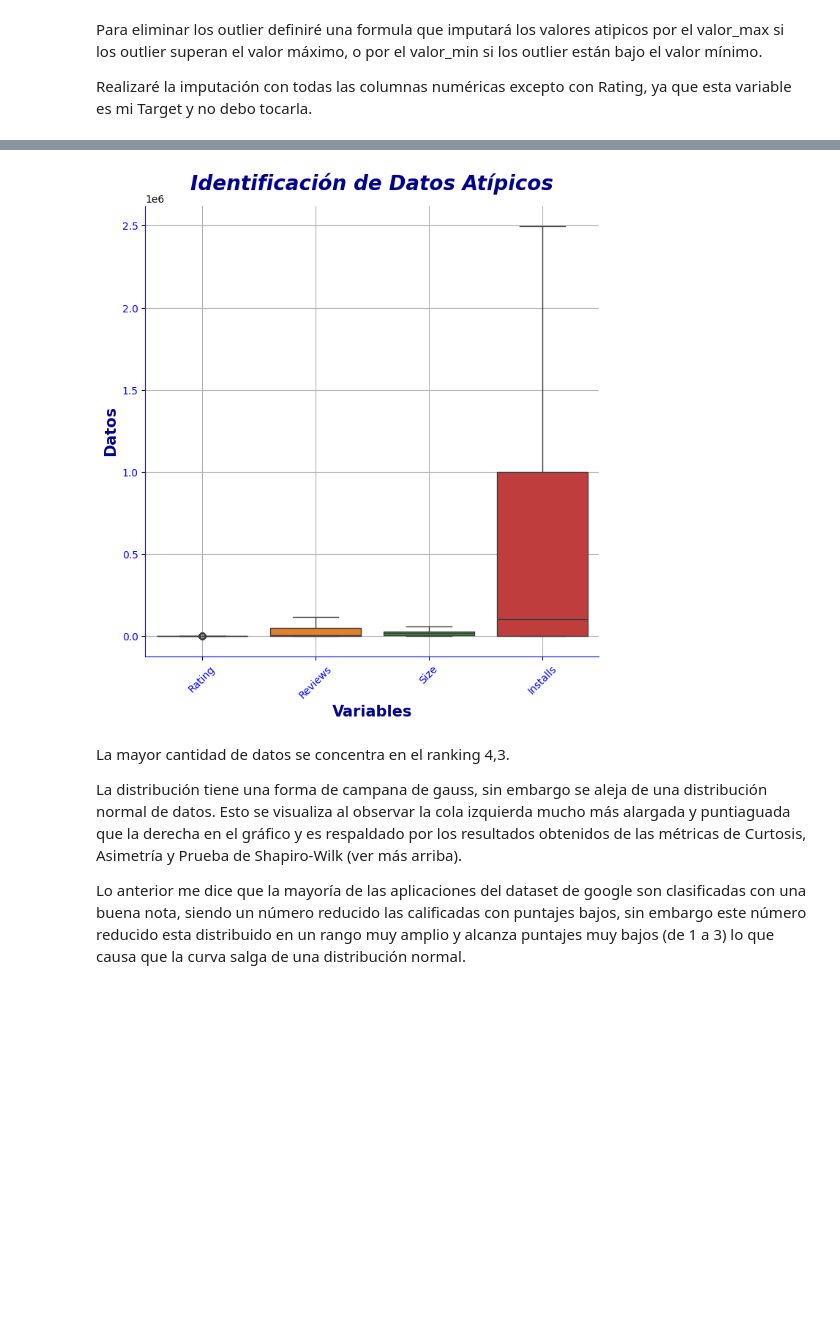
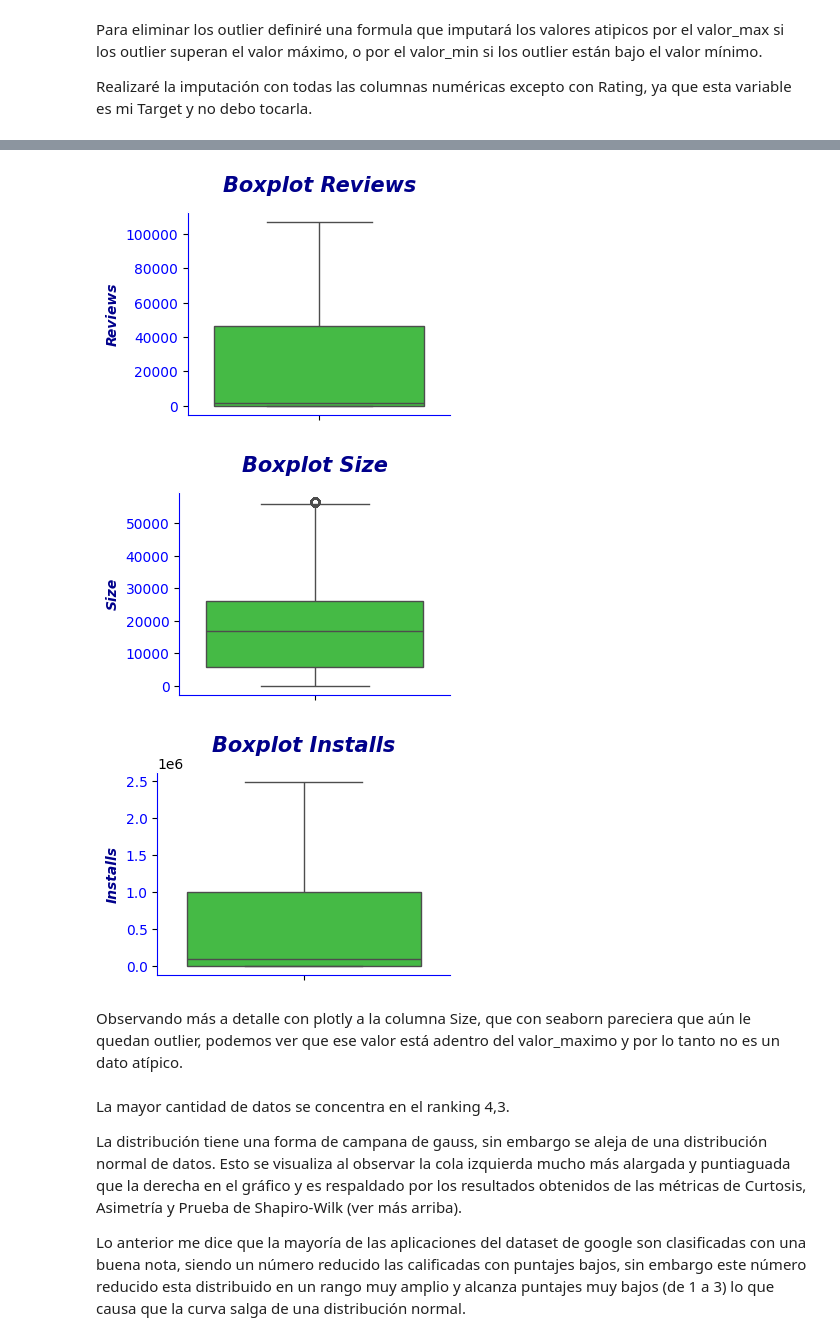
Before and after one commit to gcruzbull/Proyect_7_Bootcamp_UDD, a Jupyter notebook: Experimentos/EDA y Limpieza de Datos/EDA_Proyecto_7.ipynb, the cells around one changed output, grey strips where cells are left out. Cells and saved outputs as stored; diff of their text form; code cells hidden in the pictures; blank space fills up the shorter version.

Commit message:
Modificar y guardar datos spliteados y cambios en imputación de outliers en EDA

```diff
--- a/Experimentos/EDA y Limpieza de Datos/EDA_Proyecto_7.ipynb
+++ b/Experimentos/EDA y Limpieza de Datos/EDA_Proyecto_7.ipynb
@@ -894,22 +892,3 @@ df_rating.sort_values(by="Rating", ascending=True)
 Para eliminar los outlier definiré una formula que imputará los valores atipicos por el valor_max si los outlier superan el valor máximo, o por el valor_min si los outlier están bajo el valor mínimo.
 
 Realizaré la imputación con todas las columnas numéricas excepto con Rating, ya que esta variable es mi Target y no debo tocarla.
-# %%
-def imputar_outliers(df, columns):
-    def rango_intercuartilico(columna):
-        Q1 = columna.quantile(0.25)
-        Q3 = columna.quantile(0.75)
-        IQR = Q3 - Q1
-        valor_min = Q1 - (1.5 * IQR)
-        valor_max = Q3 + (1.5 * IQR)
-        return valor_min, valor_max
-
-    for col in columns:
-        inf, sup = rango_intercuartilico(df[col])
-        df[col] = df[col].apply(lambda x: inf if x < inf else sup if x > sup else x)
-
-    return df
-# %%
-# Uso de la función
-columns = ['Reviews', 'Size', 'Installs']
-df_google_sin_duplicados = imputar_outliers(df_google_sin_duplicados, columns)
@@ -916,21 +955,25 @@ df_google_sin_duplicados = imputar_outliers(df_google_sin_duplicados, columns)
 # %%
-#  Compruebo limpieza de Outliers.
+# Aislar cada boxplot en un gráfico diferente para verlos mejor.
+# En el ejemplo col_numeric es una lista con las columnas numéricas.
 
-plt.figure(figsize=(8,8))
-sns.boxplot(data=df_google_sin_duplicados)
-plt.title("Identificación de Datos Atípicos", fontweight="bold", fontstyle="italic", fontsize=20, pad=15, color="darkblue")
-plt.ylabel("Datos", fontweight="bold",fontsize= 15, color="darkblue")
-plt.xlabel("Variables", fontweight="bold", fontsize=15, color="darkblue")
-plt.xticks(rotation=45, color="blue")
-plt.yticks(color="blue")
+col_numeric=list(columns)
 
-plt.gca().spines['bottom'].set_color('blue')
-plt.gca().spines['left'].set_color("blue")
-plt.gca().spines['right'].set_color('white')
-plt.gca().spines['top'].set_color("white")
+for i in col_numeric:
+  plt.figure(figsize=(4, 3))
+  sns.boxplot(data=df_google_sin_duplicados[i], color="limegreen")
+  plt.title(f"Boxplot {i}", fontweight="bold", fontstyle="italic", fontsize=15, pad=15, color="darkblue")
+  plt.ylabel(f"{i}", fontweight="bold", fontstyle="italic", fontsize=10, color="darkblue")
+  plt.yticks(color="blue")
+  plt.gca().spines['bottom'].set_color('blue')
+  plt.gca().spines['left'].set_color("blue")
+  plt.gca().spines['right'].set_color('white')
+  plt.gca().spines['top'].set_color("white")
 
-plt.grid()
+  plt.tight_layout(pad=2)
 
-plt.show()
+
+  plt.show()
 # %% [output]
-[figure, old version]
+[figure, new version]
+[figure, added]
+[figure, added]
@@ -937,3 +1007,5 @@ plt.show()
+# %% [markdown]
+Observando más a detalle con plotly a la columna Size, que con seaborn pareciera que aún le quedan outlier, podemos ver que ese valor está adentro del valor_maximo y por lo tanto no es un dato atípico.
 # %%
 target = df_google_sin_duplicados["Rating"]
 
```
Also changed, not shown: parts of 25 cells of this notebook, 12 other files.
